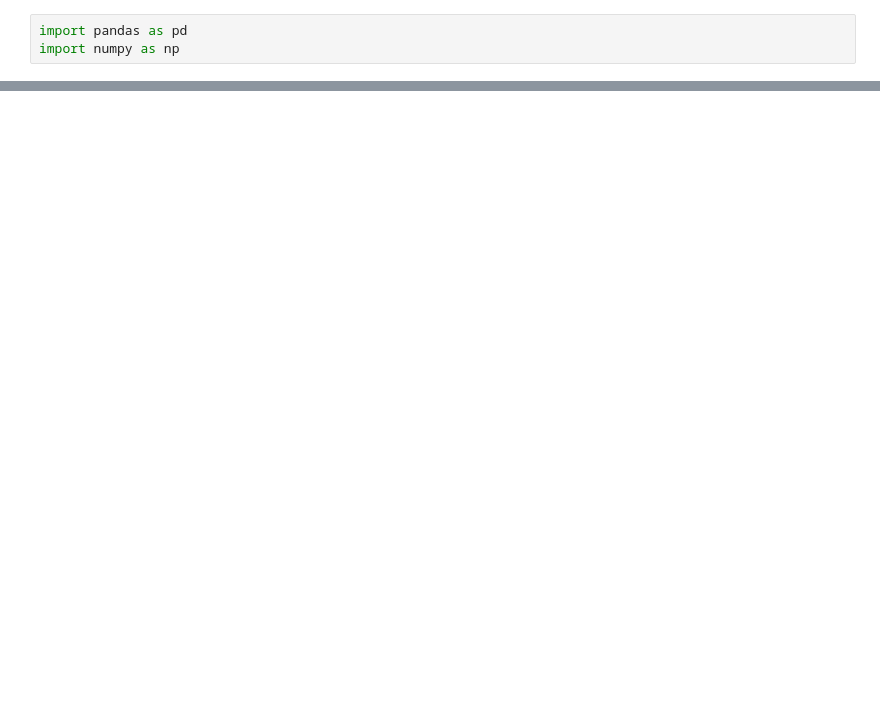
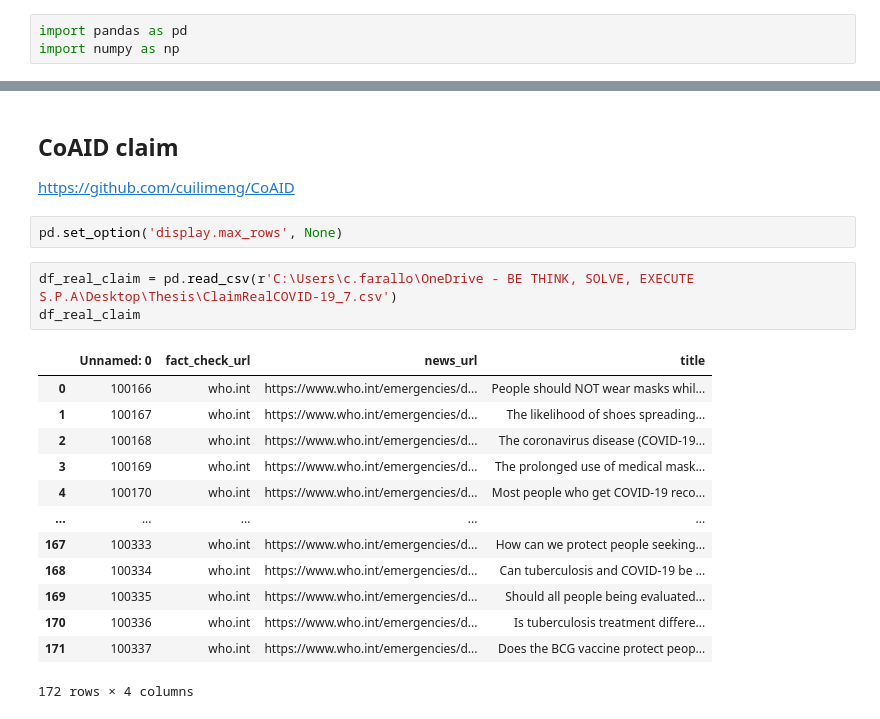
Before and after one commit to SimoneFarallo/integrating_knowledge_with_natural_language_processing_for_enhanced_fact-checking, a Jupyter notebook: 5.Fact-Checking_Covid19.ipynb, the cells around one changed output, grey strips where cells are left out. Saved outputs shown, nothing was run; the diff lists cells and outputs as text; blank space fills up the shorter version.

```diff
--- a/5.Fact-Checking_Covid19.ipynb
+++ b/5.Fact-Checking_Covid19.ipynb
@@ -15,0 +42,23 @@ df_pubbhealth.head()
+# %% [markdown]
+## CoAID claim
+
+https://github.com/cuilimeng/CoAID
+# %%
+pd.set_option('display.max_rows', None)
+# %%
+df_real_claim = pd.read_csv(r'C:\Users\c.farallo\OneDrive - BE THINK, SOLVE, EXECUTE S.P.A\Desktop\Thesis\ClaimRealCOVID-19_7.csv')
+df_real_claim
+# %% [output]
+|  | Unnamed: 0 | fact_check_url | news_url | title |
+| 0 | 100166 | who.int | https://www.who.int/emergencies/d... | People should NOT wear masks whil... |
+| 1 | 100167 | who.int | https://www.who.int/emergencies/d... | The likelihood of shoes spreading... |
+| 2 | 100168 | who.int | https://www.who.int/emergencies/d... | The coronavirus disease (COVID-19... |
+| 3 | 100169 | who.int | https://www.who.int/emergencies/d... | The prolonged use of medical mask... |
+| 4 | 100170 | who.int | https://www.who.int/emergencies/d... | Most people who get COVID-19 reco... |
+| ... | ... | ... | ... | ... |
+| 167 | 100333 | who.int | https://www.who.int/emergencies/d... | How can we protect people seeking... |
+| 168 | 100334 | who.int | https://www.who.int/emergencies/d... | Can tuberculosis and COVID-19 be ... |
+| 169 | 100335 | who.int | https://www.who.int/emergencies/d... | Should all people being evaluated... |
+| 170 | 100336 | who.int | https://www.who.int/emergencies/d... | Is tuberculosis treatment differe... |
+| 171 | 100337 | who.int | https://www.who.int/emergencies/d... | Does the BCG vaccine protect peop... |
+172 rows × 4 columns
```
Also changed, not shown: parts of 13 cells of this notebook, 3 other files.
